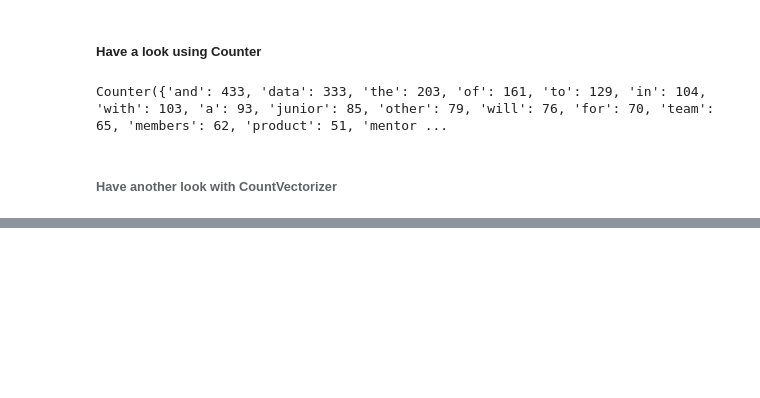
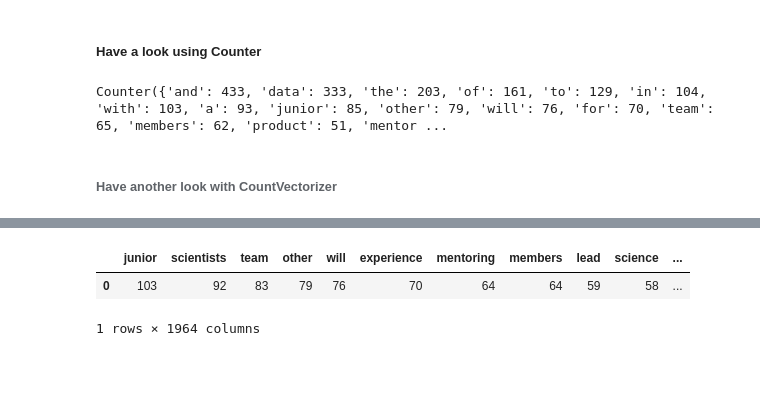
Before and after one commit to paxton615/Indeed_Job_Search, a Jupyter notebook: NPL_on_Job_Descriptions.ipynb, the cells around one changed output, grey strips where cells are left out. Saved outputs shown, nothing was run; the diff lists cells and outputs as text; code cells hidden in the pictures; blank space fills up the shorter version.

```diff
--- a/NPL_on_Job_Descriptions.ipynb
+++ b/NPL_on_Job_Descriptions.ipynb
@@ -85,0 +107,8 @@ Highest count:
+# %%
+df_rank.transpose().sort_values(0,ascending=False).transpose()
+# %% [output]
+|  | junior | scientists | team | other | will | experience | mentoring | members | lead | science | ... |
+| 0 | 103 | 92 | 83 | 79 | 76 | 70 | 64 | 64 | 59 | 58 | ... |
+1 rows × 1964 columns
+# %% [markdown]
+#####
```
Also changed, not shown: parts of 8 cells of this notebook.
